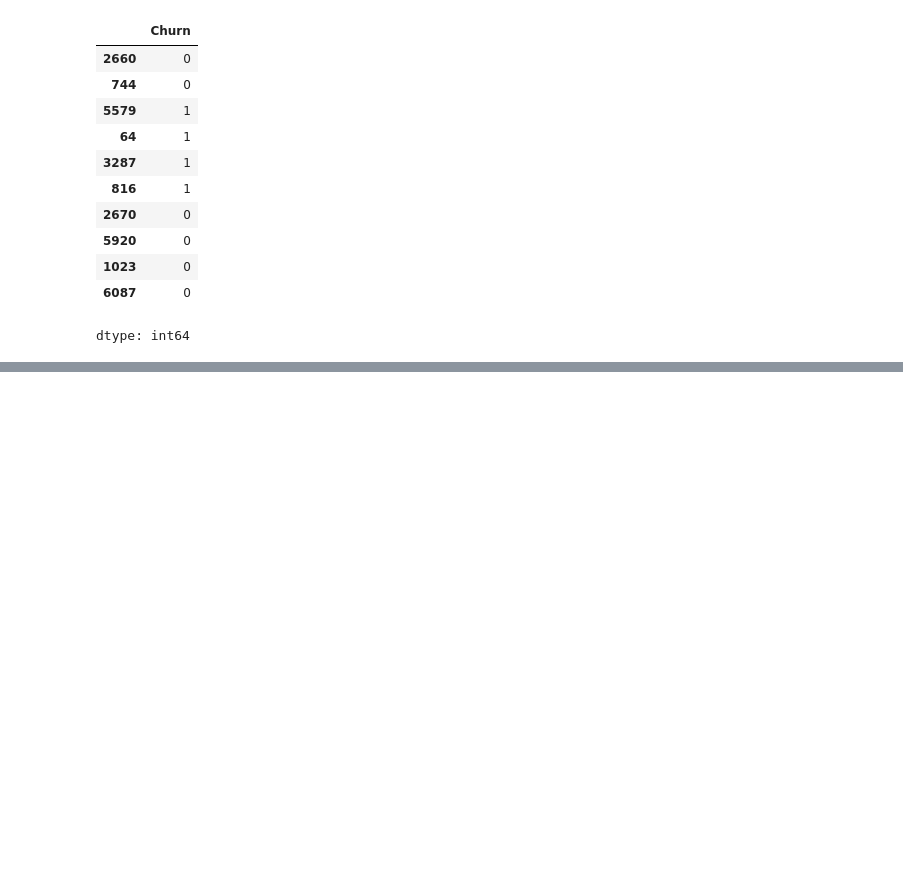
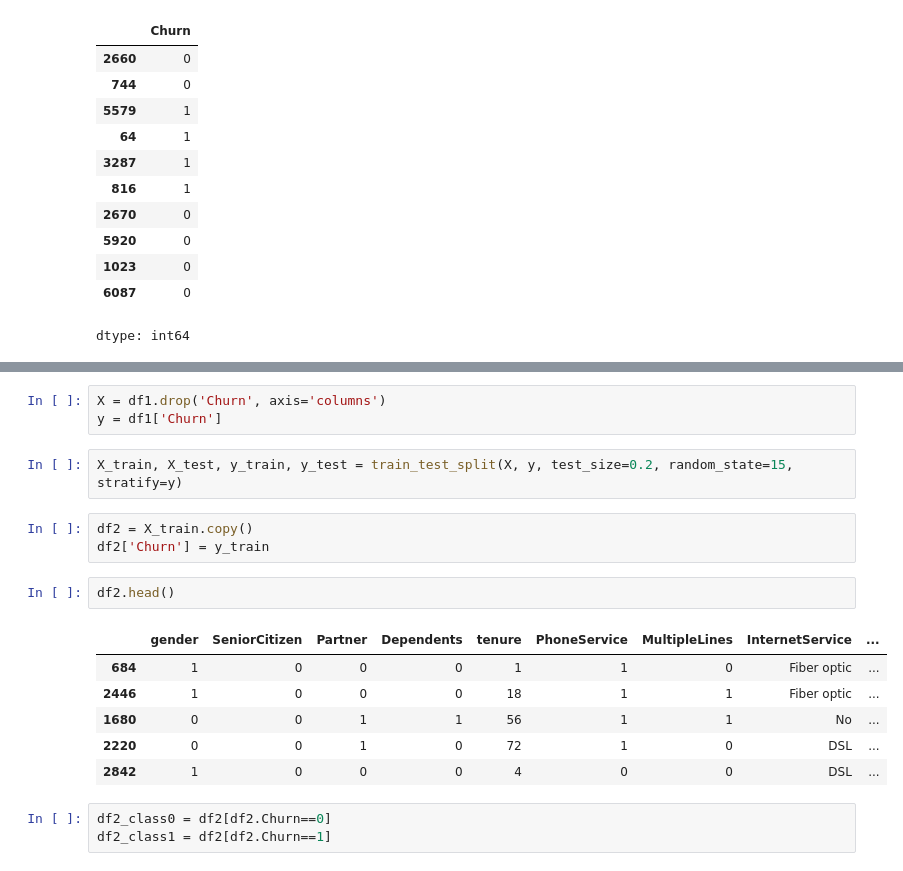
Before and after one commit to Thebluesky303/Neural-Network, a Jupyter notebook: Customer churn prediction/customer_churn_prediction.ipynb, the cells around one changed output, grey strips where cells are left out. Cells and saved outputs as stored; diff of their text form; blank space fills up the shorter version.

```diff
--- a/Customer churn prediction/customer_churn_prediction.ipynb
+++ b/Customer churn prediction/customer_churn_prediction.ipynb
@@ -519,0 +723,20 @@ Text(95.72222222222221, 0.5, 'Truth')
+# %%
+X = df1.drop('Churn', axis='columns')
+y = df1['Churn']
+# %%
+X_train, X_test, y_train, y_test = train_test_split(X, y, test_size=0.2, random_state=15, stratify=y)
+# %%
+df2 = X_train.copy()
+df2['Churn'] = y_train
+# %%
+df2.head()
+# %% [output]
+|  | gender | SeniorCitizen | Partner | Dependents | tenure | PhoneService | MultipleLines | InternetService | ... |
+| 684 | 1 | 0 | 0 | 0 | 1 | 1 | 0 | Fiber optic | ... |
+| 2446 | 1 | 0 | 0 | 0 | 18 | 1 | 1 | Fiber optic | ... |
+| 1680 | 0 | 0 | 1 | 1 | 56 | 1 | 1 | No | ... |
+| 2220 | 0 | 0 | 1 | 0 | 72 | 1 | 0 | DSL | ... |
+| 2842 | 1 | 0 | 0 | 0 | 4 | 0 | 0 | DSL | ... |
+# %%
+df2_class0 = df2[df2.Churn==0]
+df2_class1 = df2[df2.Churn==1]
```
Also changed, not shown: parts of 30 cells of this notebook.
